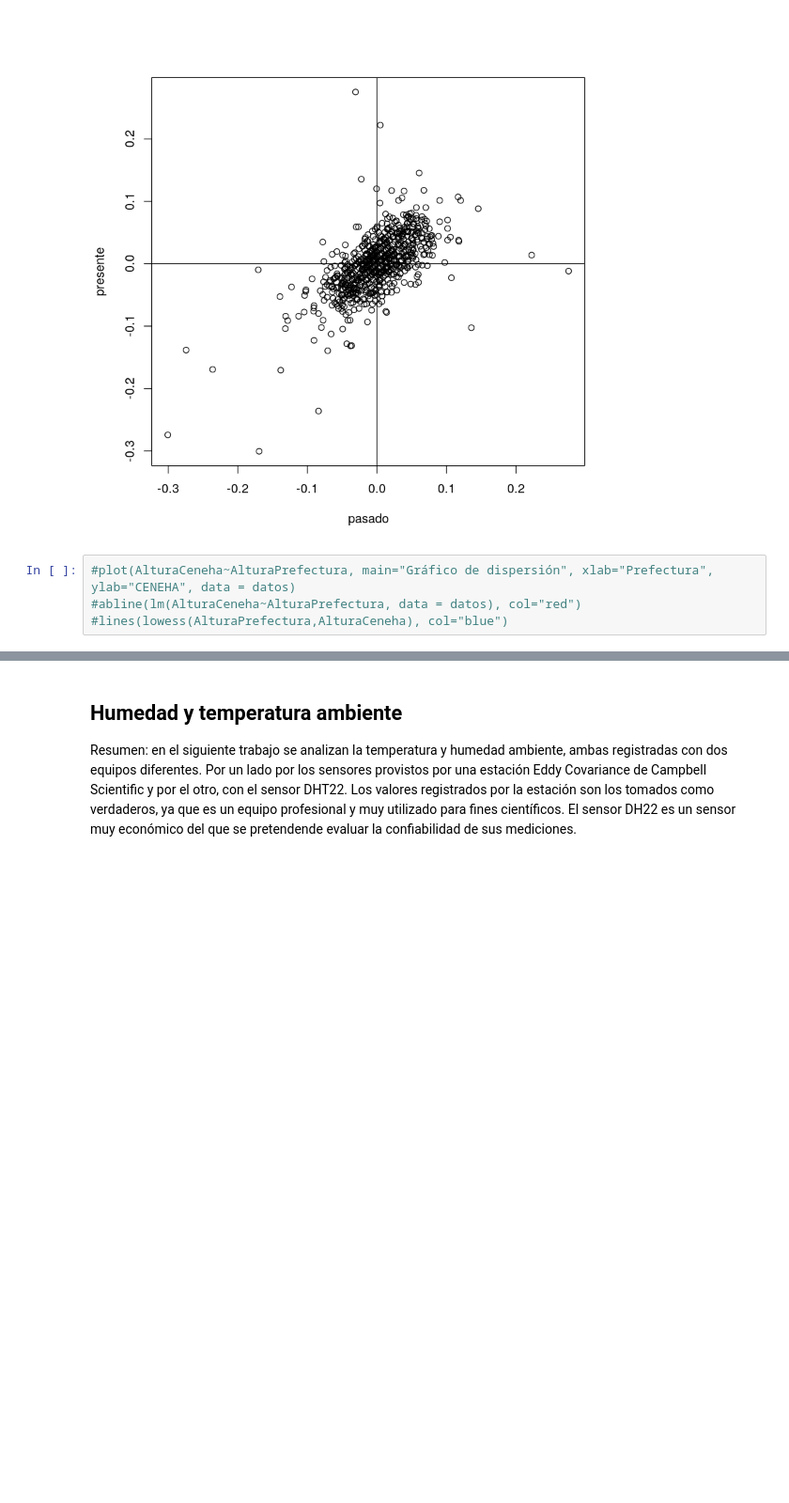
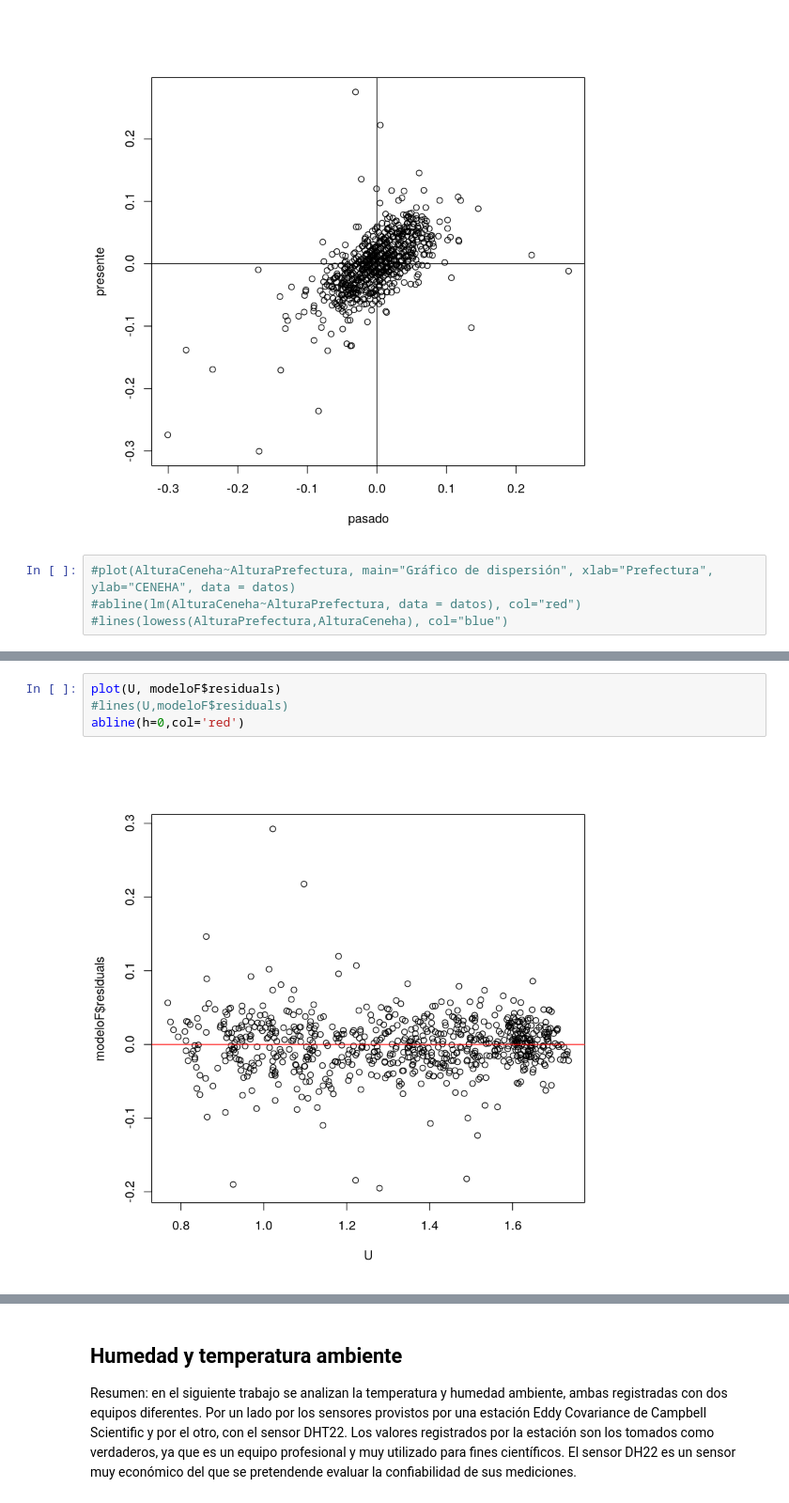
Before and after one commit to emilopez/intro-R, a Jupyter notebook: tp-final/Análisis Sensores.ipynb, the cells around one changed output, grey strips where cells are left out. Shown at 94% size. Drawn from its saved outputs; the diff is of its cells as text; blank space fills up the shorter version.

```diff
--- a/tp-final/Análisis Sensores.ipynb
+++ b/tp-final/Análisis Sensores.ipynb
@@ -171,0 +224,6 @@ c0 = sum(presente^2)/(n-1)
+# %%
+plot(U, modeloF$residuals)
+#lines(U,modeloF$residuals)
+abline(h=0,col='red')
+# %% [output]
+[figure, added]
```
Also changed, not shown: parts of 15 cells of this notebook.
